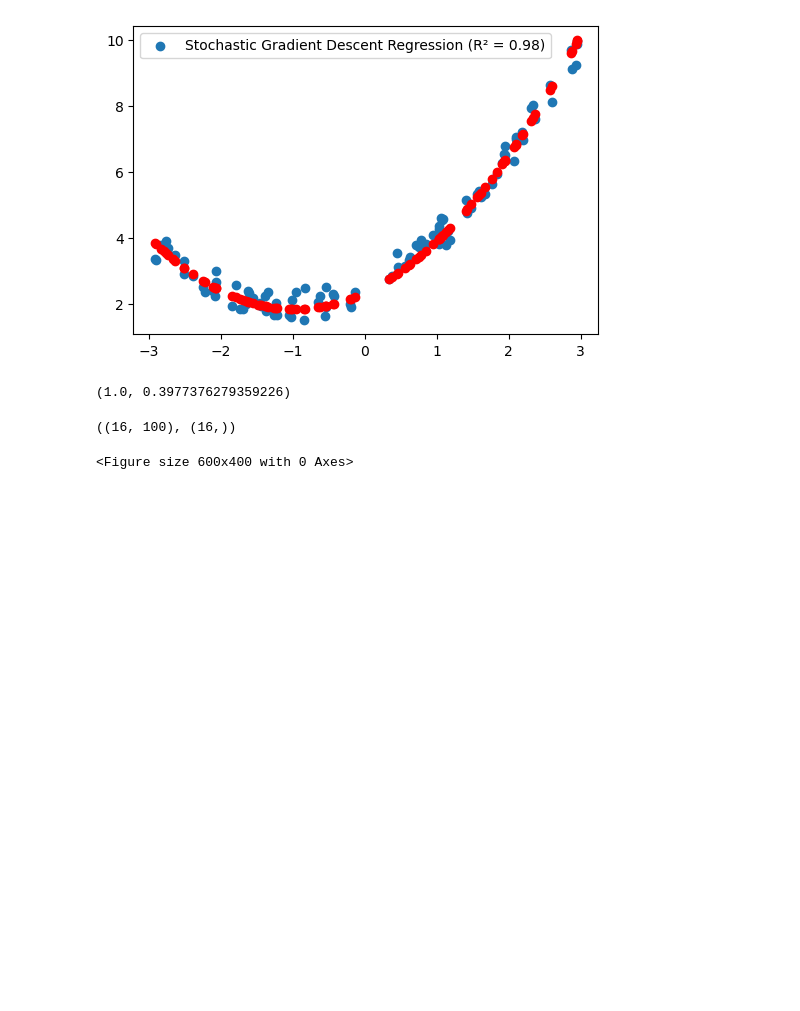
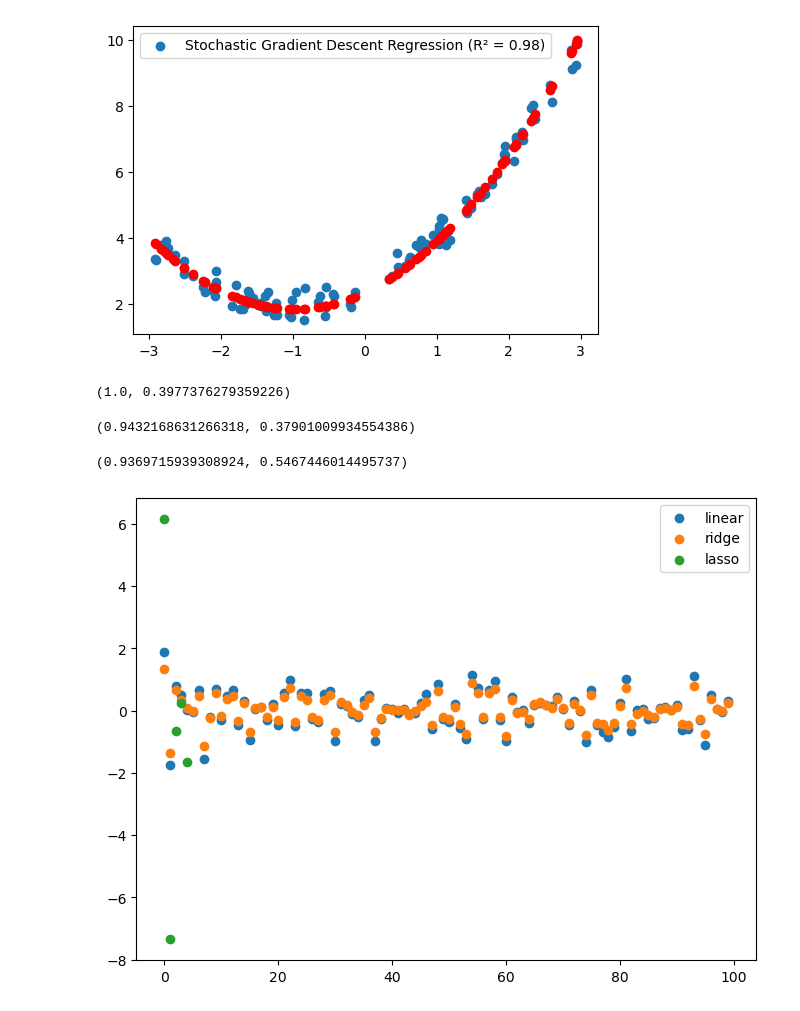
Before and after one commit to skn29teacher/skn29_lecture, a Jupyter notebook: 머신러닝/04.다항회귀/001.ipynb, the cells around one changed output. Cells and saved outputs as stored; diff of their text form; code cells hidden in the pictures; blank space fills up the shorter version.

```diff
--- a/머신러닝/04.다항회귀/001.ipynb
+++ b/머신러닝/04.다항회귀/001.ipynb
@@ -123,6 +123,37 @@ lr.score(x_train,y_train),  lr.score(x_test, y_test)
 # %% [output]
 (1.0, 0.3977376279359226)
 # %%
+# 모델이 노이즈까지 학습
+# 계수가(가중치가) 비정상적으로 커짐
+# 해결방안.. 규제(Regularization)
+# Ridge(L2)
+    #  loss = MSE + 알파*sum(가중치**2) --> 계수(가중치) 전체적으로작게 만듦, 모든 feature유지,안정적
+# Lasso(L1)
+    #  loss = MSE + 알파*sum(|가중치|) --> 일부 계수(가중치)를 0으로 만들어 버림, 자동 feature selection
+
+from sklearn.linear_model import Ridge
+ridge = Ridge(alpha=30)
+ridge.fit(x_train,y_train)
+ridge.score(x_train,y_train), ridge.score(x_test,y_test)
 # %% [output]
-((16, 100), (16,))
+(0.9432168631266318, 0.37901009934554386)
-<Figure size 600x400 with 0 Axes>
+# %%
+from sklearn.linear_model import Lasso
+lasso = Lasso(alpha=2)
+lasso.fit(x_train,y_train)
+lasso.score(x_train,y_train), lasso.score(x_test,y_test)
+# %% [output]
+(0.9369715939308924, 0.5467446014495737)
+# %%
+# 계수비교
+import matplotlib.pylab as plt
+fig, ax = plt.subplots(figsize=(8,6))
+ax.scatter(np.arange(len(lr.coef_[lr.coef_ != 0])), lr.coef_[lr.coef_ != 0], label='linear')
+ax.scatter(np.arange(len(ridge.coef_[ridge.coef_ != 0])), ridge.coef_[ridge.coef_ != 0], label='ridge')
+ax.scatter(np.arange(len(lasso.coef_[lasso.coef_ != 0])), lasso.coef_[lasso.coef_ != 0], label='lasso')
+plt.legend()
+plt.show()
+
+# linear 계수폭팔(과적합)  Ridge  전체적으로 작아짐  Lasso  일부 계수는 0으로 만들어 버림
+# %% [output]
+[figure, added]
```
